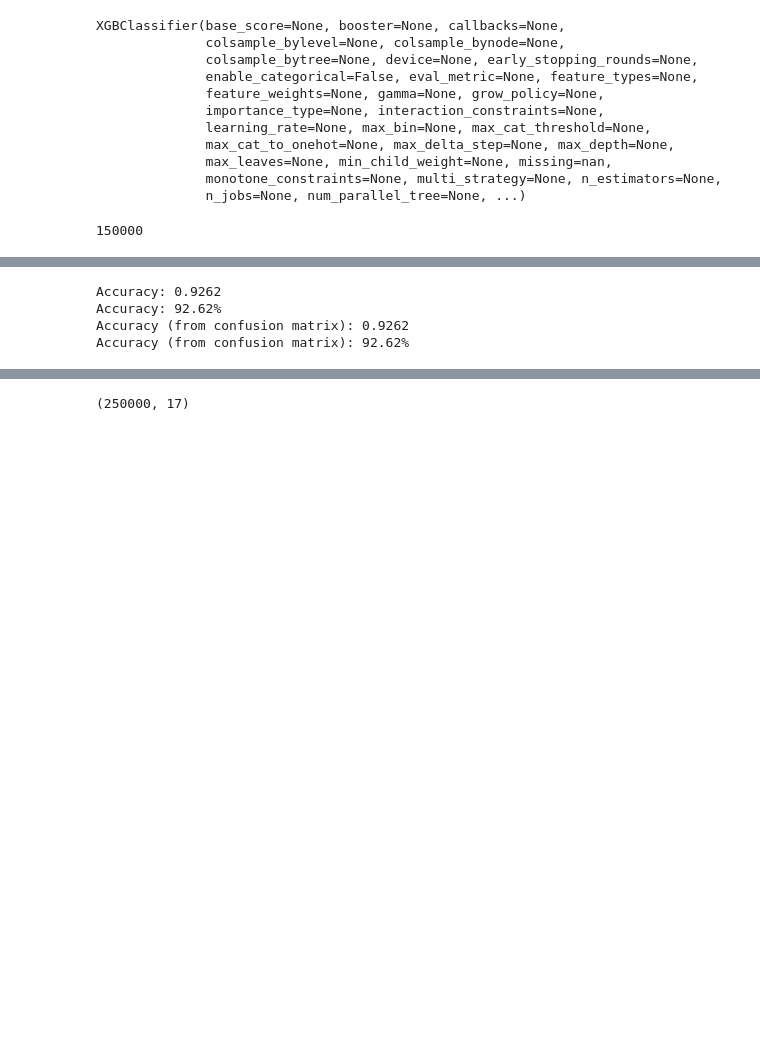
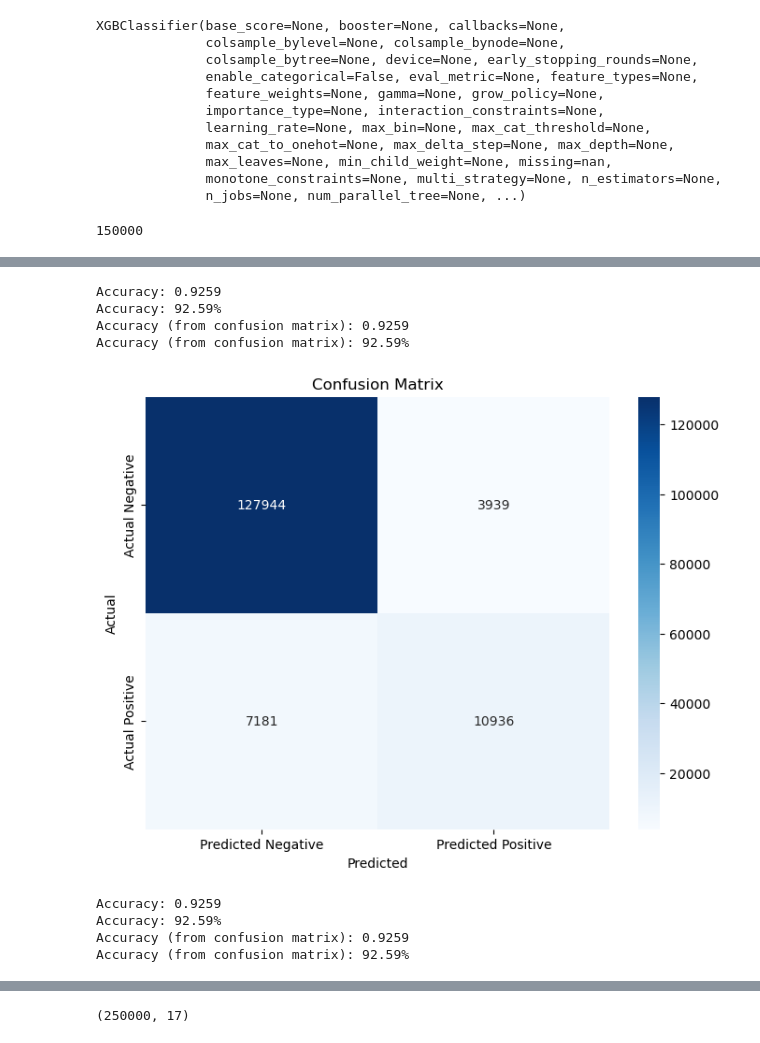
Before and after one commit to khajanakumar/Machine-Learning, a Jupyter notebook: kaggle_xgboost_bankdataset_competn.ipynb, the cells around one changed output, grey strips where cells are left out. Saved outputs shown, nothing was run; the diff lists cells and outputs as text; code cells hidden in the pictures; blank space fills up the shorter version.

```diff
--- a/kaggle_xgboost_bankdataset_competn.ipynb
+++ b/kaggle_xgboost_bankdataset_competn.ipynb
@@ -224,5 +224,54 @@ y
 Name: count, dtype: int64
 Number of distinct values: 2
+# %%
+from sklearn.metrics import accuracy_score, confusion_matrix
+import matplotlib.pyplot as plt
+import seaborn as sns
+import numpy as np
+
+# Calculate accuracy
+accuracy = accuracy_score(y_val, y_pred)
+print(f"Accuracy: {accuracy:.4f}")
+print(f"Accuracy: {accuracy*100:.2f}%")
+
+# Get confusion matrix
+cm = confusion_matrix(y_val, y_pred)
+
+# Calculate accuracy manually from confusion matrix
+if cm.shape == (2, 2):
+    tn, fp, fn, tp = cm.ravel()
+    accuracy_from_cm = (tp + tn) / (tp + tn + fp + fn)
+    print(f"Accuracy (from confusion matrix): {accuracy_from_cm:.4f}")
+    print(f"Accuracy (from confusion matrix): {accuracy_from_cm*100:.2f}%")
+
+# Visualize the confusion matrix
+plt.figure(figsize=(8, 6))
+sns.heatmap(cm, annot=True, fmt='d', cmap='Blues',
+            xticklabels=['Predicted Negative', 'Predicted Positive'],
+            yticklabels=['Actual Negative', 'Actual Positive'])
+plt.ylabel('Actual')
+plt.xlabel('Predicted')
+plt.title('Confusion Matrix')
+plt.show()
+
+# For multi-class problems, you might want to normalize the confusion matrix
+if cm.shape[0] > 2:
+    # Normalize the confusion matrix
+    cm_normalized = cm.astype('float') / cm.sum(axis=1)[:, np.newaxis]
+
+    # Plot normalized confusion matrix
+    plt.figure(figsize=(10, 8))
+    sns.heatmap(cm_normalized, annot=True, fmt='.2f', cmap='Blues')
+    plt.ylabel('True label')
+    plt.xlabel('Predicted label')
+    plt.title('Normalized Confusion Matrix')
+    plt.show()
+# %% [output]
+Accuracy: 0.9259
+Accuracy: 92.59%
+Accuracy (from confusion matrix): 0.9259
+Accuracy (from confusion matrix): 92.59%
+[figure, added]
 # %%
 # Calculate accuracy
 accuracy = accuracy_score(y_val, y_pred)
@@ -243,10 +292,10 @@ if cm.shape == (2, 2):
     print(f"Accuracy (from confusion matrix): {accuracy_from_cm:.4f}")
     print(f"Accuracy (from confusion matrix): {accuracy_from_cm*100:.2f}%")
 # %% [output]
-Accuracy: 0.9262
-Accuracy: 92.62%
-Accuracy (from confusion matrix): 0.9262
-Accuracy (from confusion matrix): 92.62%
+Accuracy: 0.9259
+Accuracy: 92.59%
+Accuracy (from confusion matrix): 0.9259
+Accuracy (from confusion matrix): 92.59%
 # %%
 from sklearn.metrics import roc_curve, auc, roc_auc_score
 
```
Also changed, not shown: parts of 11 cells of this notebook.
